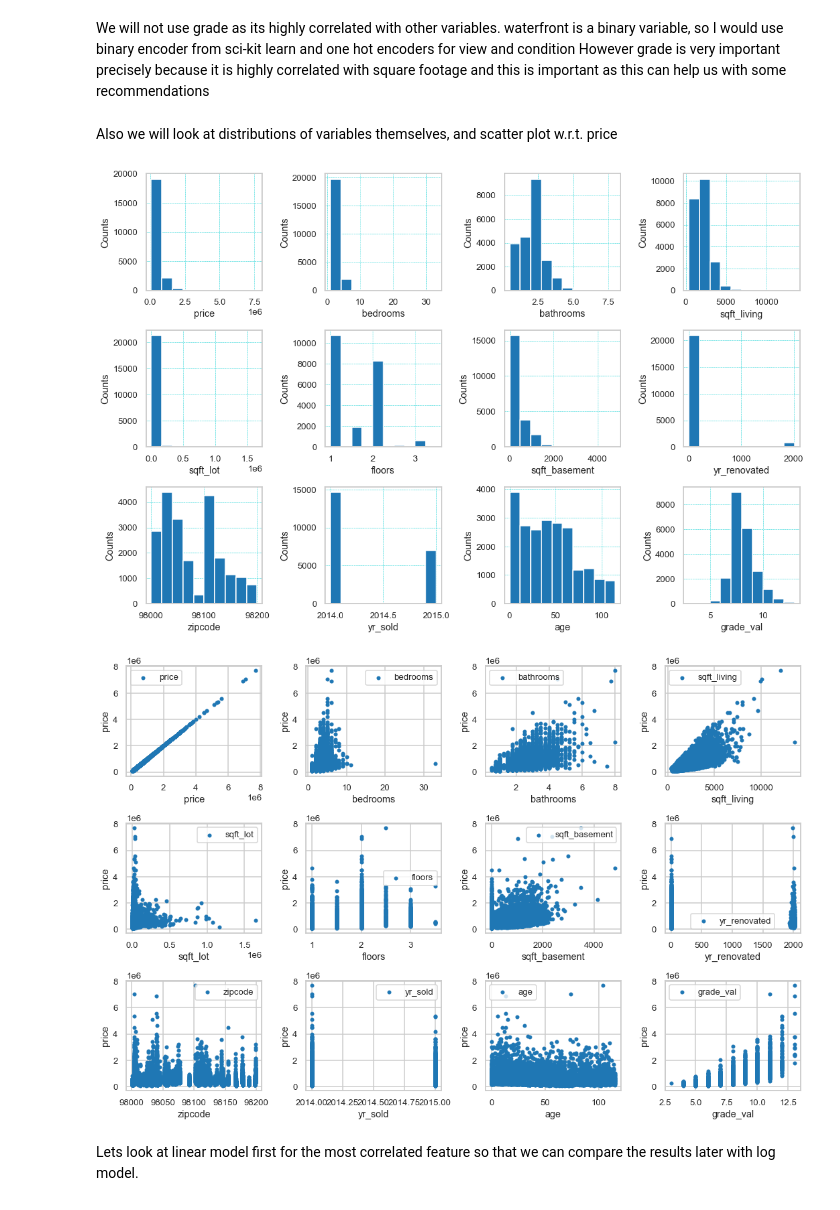
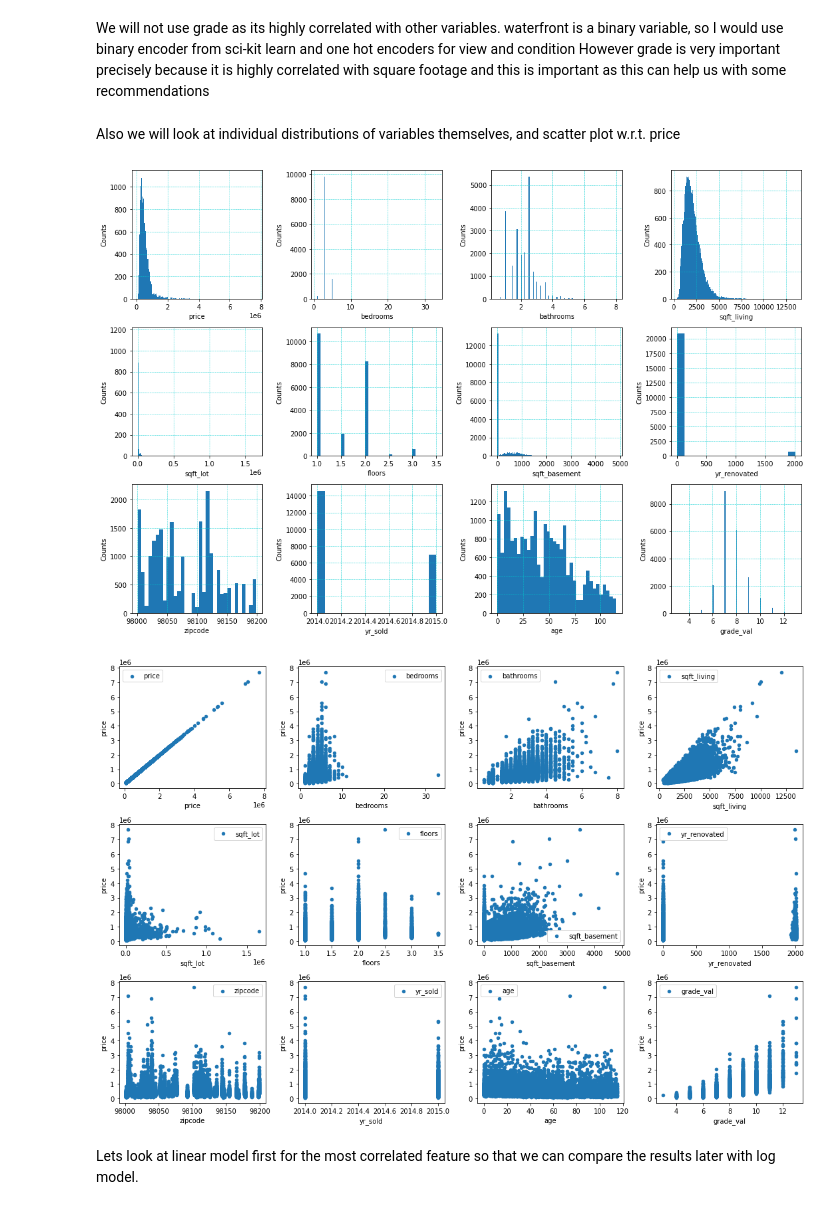
Before and after one commit to deepssharma/dsc-phase-2-project-v2-3, a Jupyter notebook: index.ipynb, the cells around one changed output. Cells and saved outputs as stored; diff of their text form; code cells hidden in the pictures.

```diff
--- a/index.ipynb
+++ b/index.ipynb
@@ -319,22 +319,23 @@ fig.tight_layout()
 We will not use grade as its highly correlated with other variables. waterfront is a binary variable, so I would use binary encoder from sci-kit learn and one hot encoders for view and condition
 However grade is very important precisely because it is highly correlated with square footage and this is important as this can help us with some recommendations
 # %% [markdown]
-Also we will look at distributions of variables themselves, and scatter plot w.r.t. price
+Also we will look at individual distributions of variables themselves, and scatter plot w.r.t. price
 # %%
 analyze_data=df[features_numeric]
 fig, axes = plt.subplots(ncols=4, nrows=3, figsize=(15, 10))
 fig.set_tight_layout(True)
 
 for index, col in enumerate(analyze_data.columns):
     ax = axes[index//4][index%4]
-    ax.hist(analyze_data[col])
+    ax.hist(analyze_data[col],bins='auto')
+    #sns.histplot(analyze_data[col])
     ax.set_xlabel(col)
     ax.set_ylabel("Counts")
     ax.grid(True, color = 'DarkTurquoise', alpha=1, linestyle = '--', linewidth = 0.5)
 #plt.legend()
 plt.show()
 # %% [output]
-[figure, old version]
+[figure, new version]
 # %%
 fig, axes = plt.subplots(ncols=4, nrows=3, figsize=(15, 10))
 fig.set_tight_layout(True)
@@ -348,7 +349,7 @@ for idx, col in enumerate(analyze_data.columns):
 plt.legend()
 plt.show()
 # %% [output]
-[figure, old version]
+[figure, new version]
 # %% [markdown]
 Lets look at linear model first for the most correlated feature so that we can compare the results later with log model.
 # %%
```
Also changed, not shown: parts of 28 cells of this notebook.
